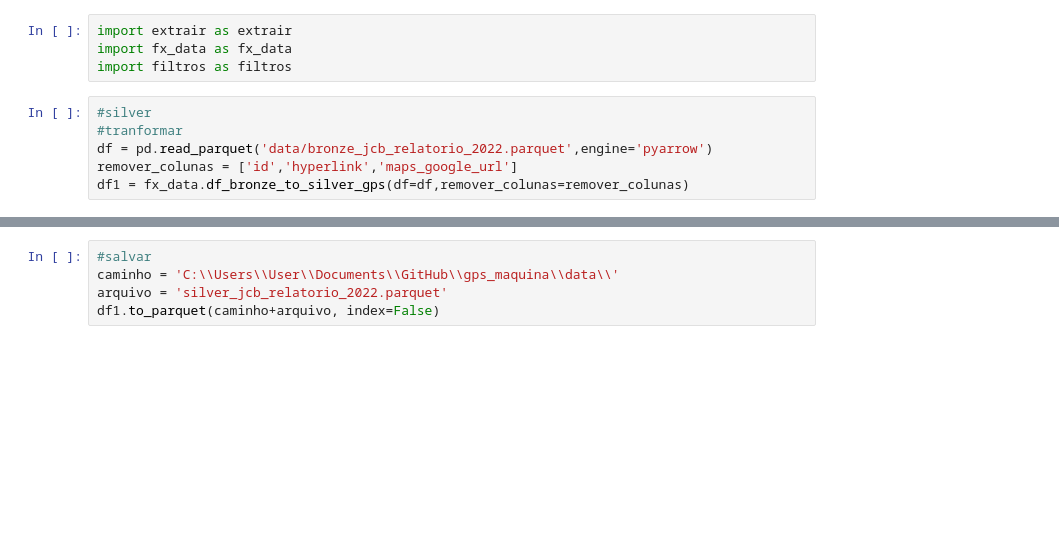
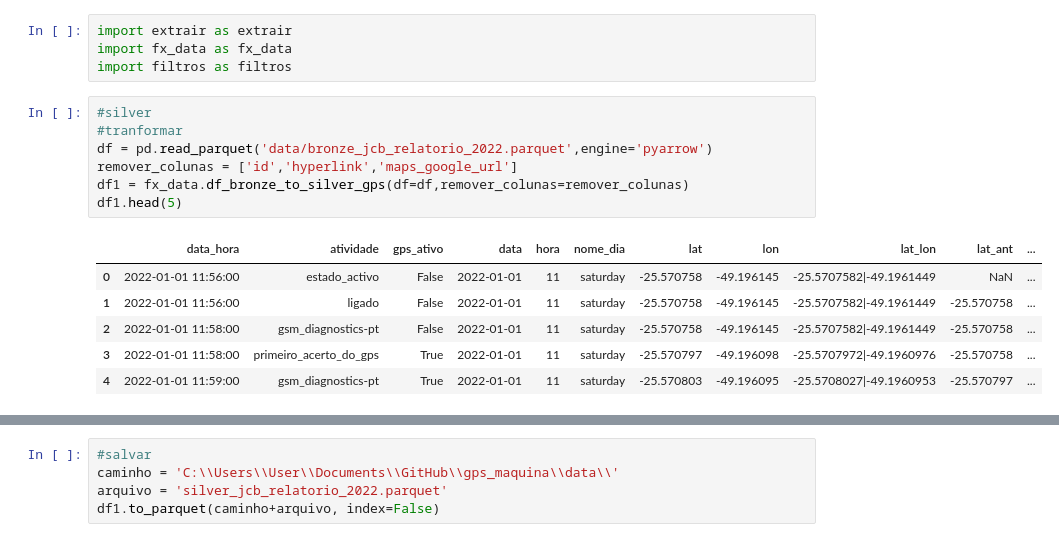
Before and after one commit to CAIOZANETTI/gps_maquina, a Jupyter notebook: etl_tabela_gps.ipynb, the cells around one changed output, grey strips where cells are left out. Saved outputs shown, nothing was run; the diff lists cells and outputs as text; blank space fills up the shorter version.

```diff
--- a/etl_tabela_gps.ipynb
+++ b/etl_tabela_gps.ipynb
@@ -19,6 +19,14 @@ import filtros as filtros
 # %%
 #silver
 #tranformar
 df = pd.read_parquet('data/bronze_jcb_relatorio_2022.parquet',engine='pyarrow')
 remover_colunas = ['id','hyperlink','maps_google_url']
 df1 = fx_data.df_bronze_to_silver_gps(df=df,remover_colunas=remover_colunas)
+df1.head(5)
+# %% [output]
+|  | data_hora | atividade | gps_ativo | data | hora | nome_dia | lat | lon | lat_lon | lat_ant | ... |
+| 0 | 2022-01-01 11:56:00 | estado_activo | False | 2022-01-01 | 11 | saturday | -25.570758 | -49.196145 | -25.5707582|-49.1961449 | NaN | ... |
+| 1 | 2022-01-01 11:56:00 | ligado | False | 2022-01-01 | 11 | saturday | -25.570758 | -49.196145 | -25.5707582|-49.1961449 | -25.570758 | ... |
+| 2 | 2022-01-01 11:58:00 | gsm_diagnostics-pt | False | 2022-01-01 | 11 | saturday | -25.570758 | -49.196145 | -25.5707582|-49.1961449 | -25.570758 | ... |
+| 3 | 2022-01-01 11:58:00 | primeiro_acerto_do_gps | True | 2022-01-01 | 11 | saturday | -25.570797 | -49.196098 | -25.5707972|-49.1960976 | -25.570758 | ... |
+| 4 | 2022-01-01 11:59:00 | gsm_diagnostics-pt | True | 2022-01-01 | 11 | saturday | -25.570803 | -49.196095 | -25.5708027|-49.1960953 | -25.570797 | ... |
```
Also changed, not shown: parts of 12 cells of this notebook, 2 other files.
